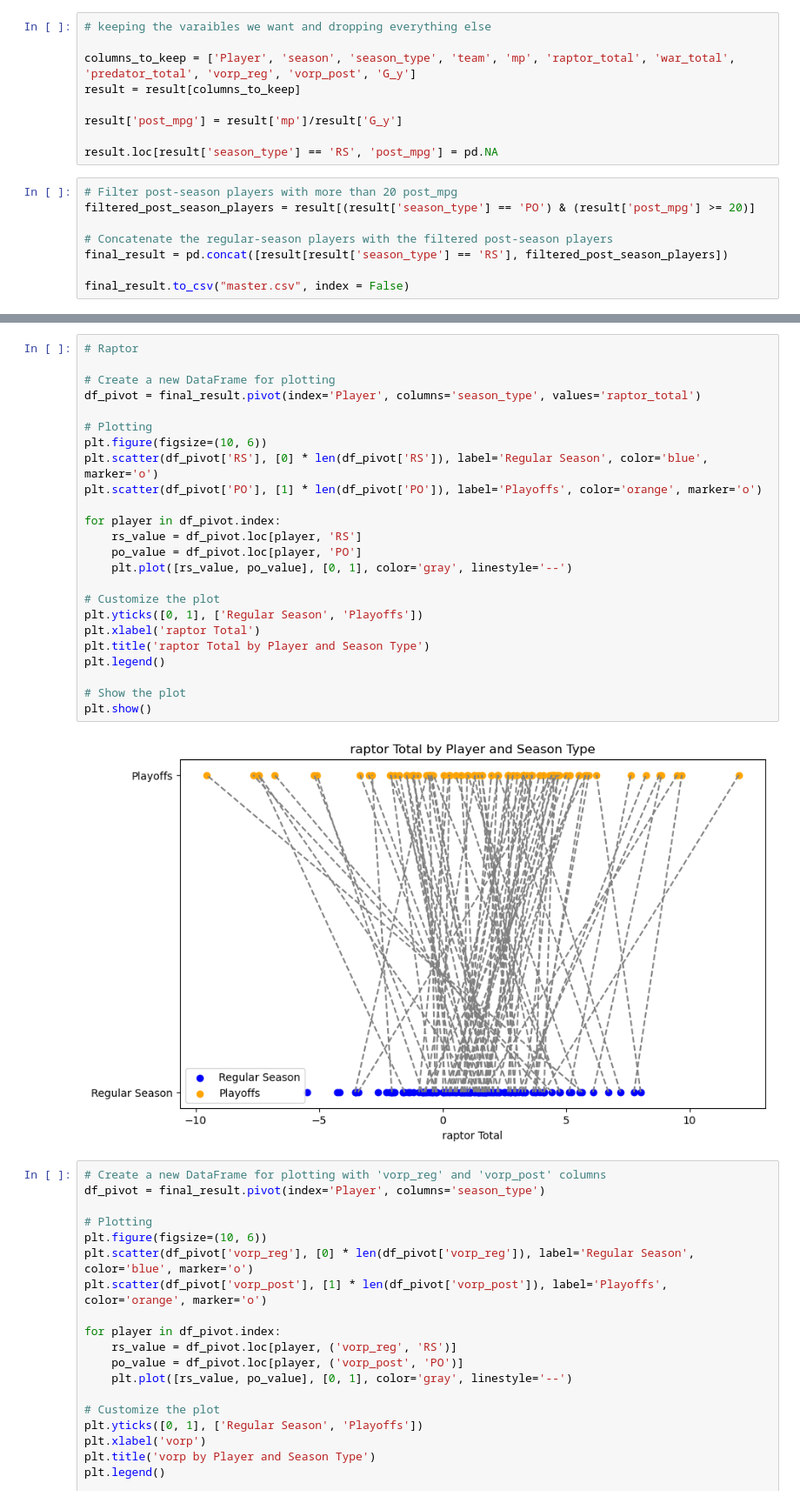
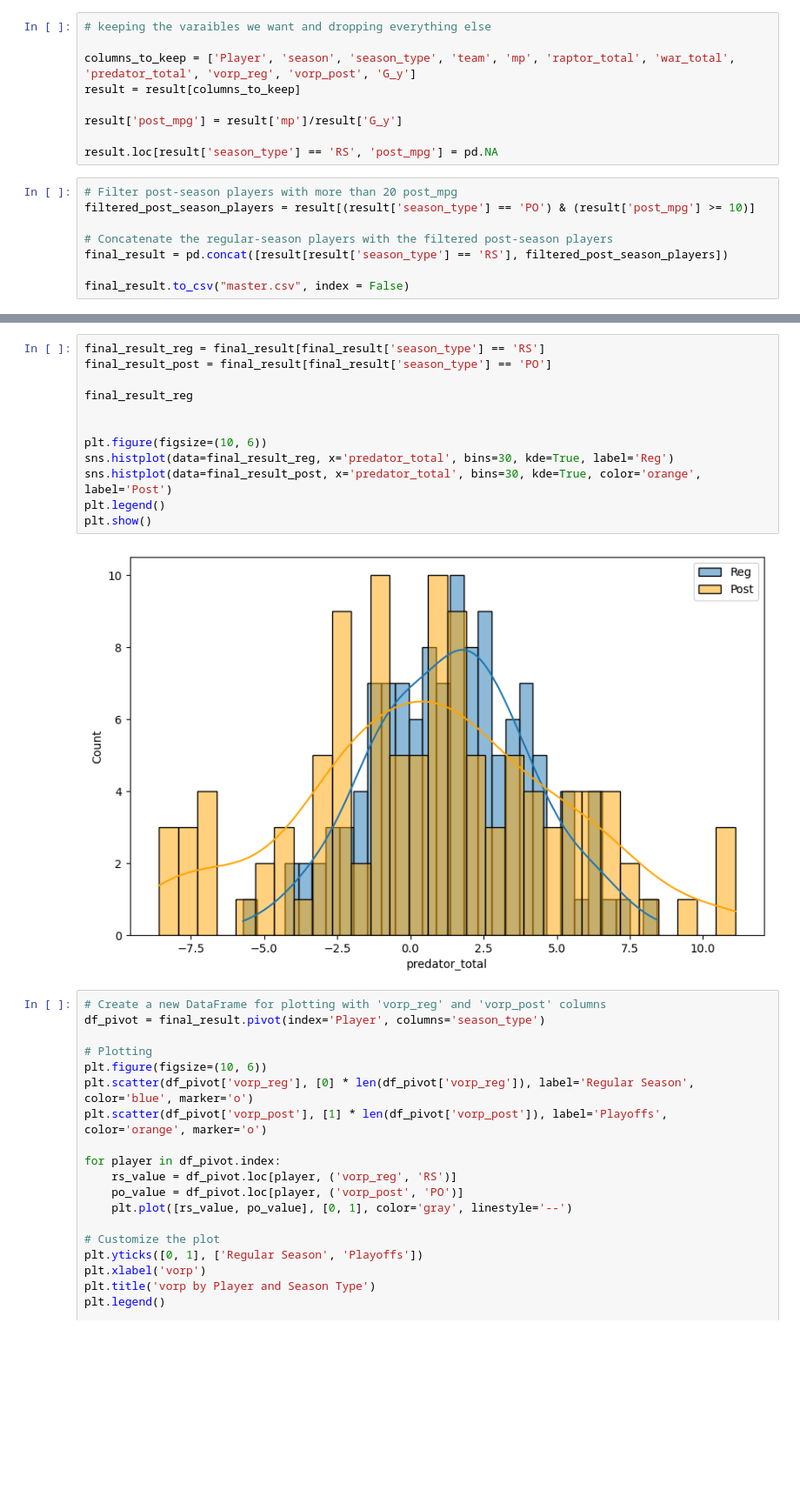
Before and after one commit to samthemanwise/Stat386Project, a Jupyter notebook: playground.ipynb, the cells around one changed output, grey strips where cells are left out. Shown: that part at 87% size. Drawn from its saved outputs; the diff is of its cells as text; blank space fills up the shorter version.

```diff
--- a/playground.ipynb
+++ b/playground.ipynb
@@ -118,7 +119,7 @@ result['post_mpg'] = result['mp']/result['G_y']
 result.loc[result['season_type'] == 'RS', 'post_mpg'] = pd.NA
 # %%
 # Filter post-season players with more than 20 post_mpg
-filtered_post_season_players = result[(result['season_type'] == 'PO') & (result['post_mpg'] >= 20)]
+filtered_post_season_players = result[(result['season_type'] == 'PO') & (result['post_mpg'] >= 10)]
 
 # Concatenate the regular-season players with the filtered post-season players
 final_result = pd.concat([result[result['season_type'] == 'RS'], filtered_post_season_players])
@@ -155,29 +128,17 @@ plt.show()
-# %%
-# Raptor
-
-# Create a new DataFrame for plotting
-df_pivot = final_result.pivot(index='Player', columns='season_type', values='raptor_total')
-
-# Plotting
-plt.figure(figsize=(10, 6))
-plt.scatter(df_pivot['RS'], [0] * len(df_pivot['RS']), label='Regular Season', color='blue', marker='o')
-plt.scatter(df_pivot['PO'], [1] * len(df_pivot['PO']), label='Playoffs', color='orange', marker='o')
-
-for player in df_pivot.index:
-    rs_value = df_pivot.loc[player, 'RS']
-    po_value = df_pivot.loc[player, 'PO']
-    plt.plot([rs_value, po_value], [0, 1], color='gray', linestyle='--')
-
-# Customize the plot
-plt.yticks([0, 1], ['Regular Season', 'Playoffs'])
-plt.xlabel('raptor Total')
-plt.title('raptor Total by Player and Season Type')
-plt.legend()
-
-# Show the plot
-plt.show()
-# %% [output]
-[figure, removed]
+# %%
+final_result_reg = final_result[final_result['season_type'] == 'RS']
+final_result_post = final_result[final_result['season_type'] == 'PO']
+
+final_result_reg
+
+
+plt.figure(figsize=(10, 6))
+sns.histplot(data=final_result_reg, x='predator_total', bins=30, kde=True, label='Reg')
+sns.histplot(data=final_result_post, x='predator_total', bins=30, kde=True, color='orange', label='Post')
+plt.legend()
+plt.show()
+# %% [output]
+[figure, added]
 # %%
 # Create a new DataFrame for plotting with 'vorp_reg' and 'vorp_post' columns
 df_pivot = final_result.pivot(index='Player', columns='season_type')
```
Also changed, not shown: parts of 2 cells of this notebook.
